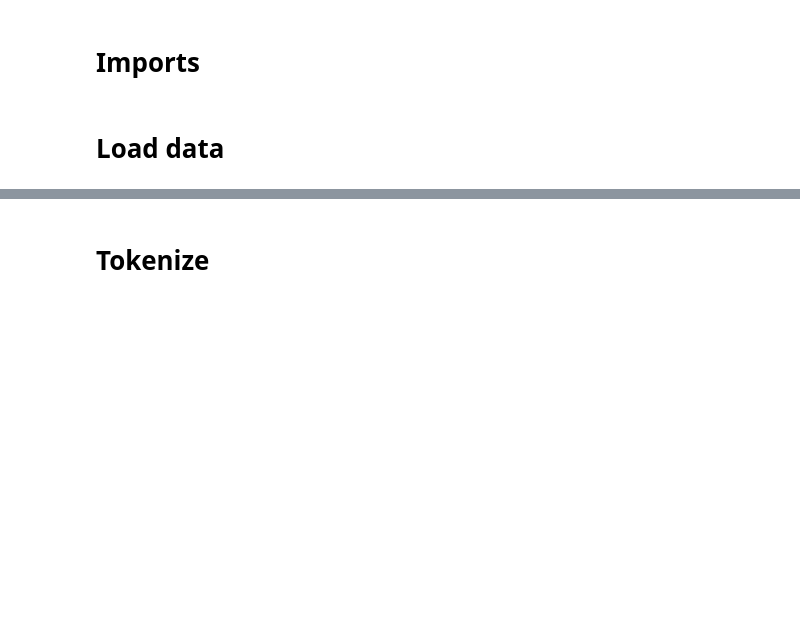
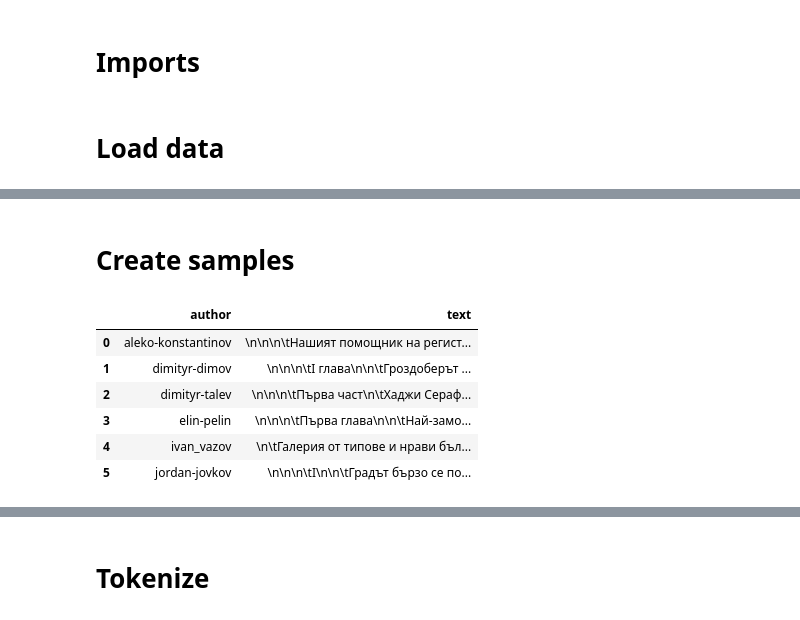
Before and after one commit to SimeonHristov99/ati, a Jupyter notebook: src/03_data_preparation.ipynb, the cells around one changed output, grey strips where cells are left out. Cells and saved outputs as stored; diff of their text form; code cells hidden in the pictures; blank space fills up the shorter version.

```diff
--- a/src/03_data_preparation.ipynb
+++ b/src/03_data_preparation.ipynb
@@ -33,3 +34,16 @@ df_full.head()
 | 2 | ivan_vazov | Българският език | https://chitanka.info/text/5189-b... | ../DATA/original/ivan_vazov_bylga... | \n\n\n\n\tЕзик свещен на моите де... |
 | 3 | ivan_vazov | Кочо | https://chitanka.info/text/3851-k... | ../DATA/original/ivan_vazov_kocho... | \n\tЗащитата на Перущица\n\n\n\tO... |
 | 4 | ivan_vazov | Левски | https://chitanka.info/text/3849-l... | ../DATA/original/ivan_vazov_levsk... | \n\n\n\tМанастирът тесен за мойта... |
+# %% [markdown]
+# Create samples
+# %%
+df_group_by_author = df_full.groupby("author")["text"].agg(" ".join).reset_index()
+df_group_by_author
+# %% [output]
+|  | author | text |
+| 0 | aleko-konstantinov | \n\n\n\tНашият помощник на регист... |
+| 1 | dimityr-dimov | \n\n\n\tI глава\n\n\tГроздоберът ... |
+| 2 | dimityr-talev | \n\n\n\tПърва част\n\tХаджи Сераф... |
+| 3 | elin-pelin | \n\n\n\tПърва глава\n\n\tНай-замо... |
+| 4 | ivan_vazov | \n\tГалерия от типове и нрави бъл... |
+| 5 | jordan-jovkov | \n\n\n\tI\n\n\tГрадът бързо се по... |
```
Also changed, not shown: parts of 5 cells of this notebook, 8 other files.
